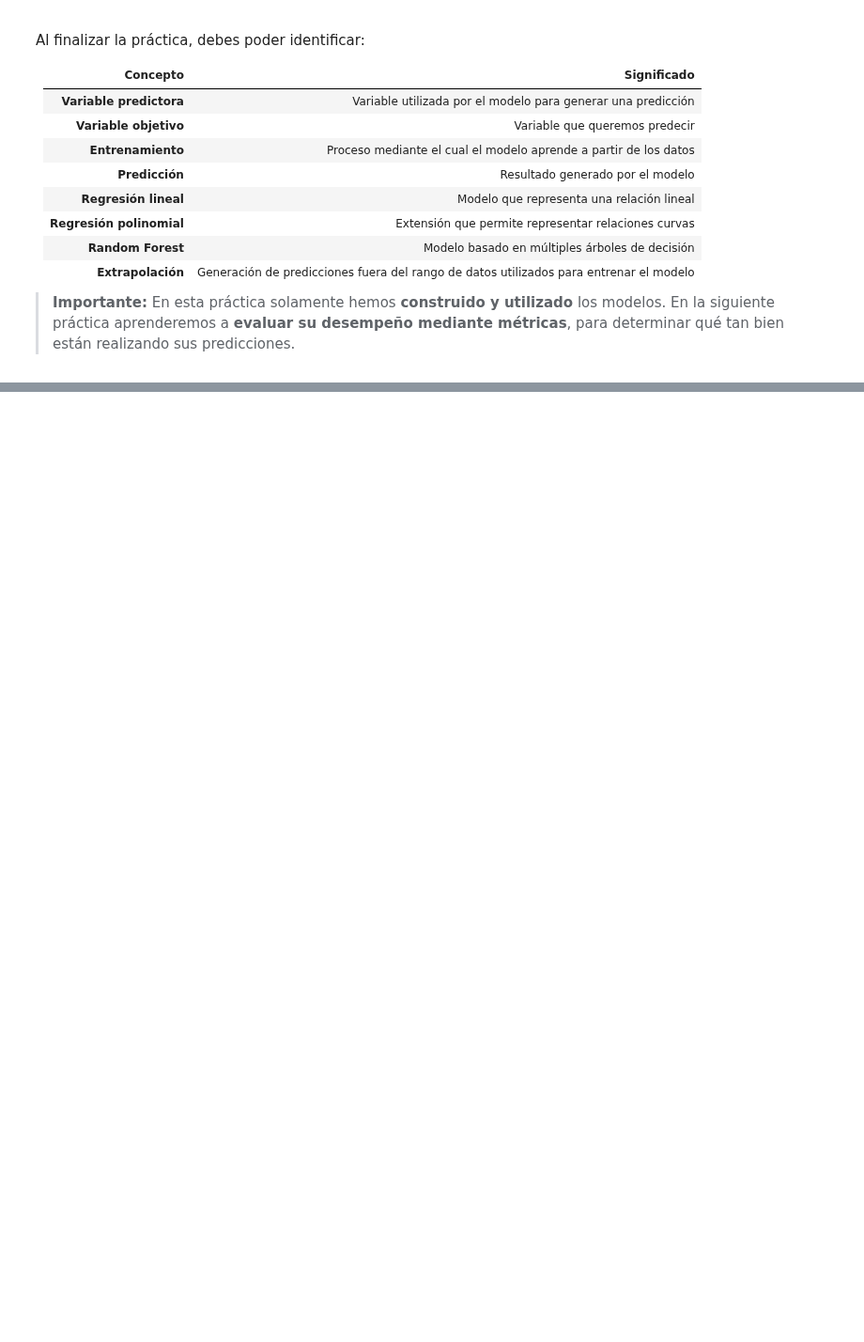
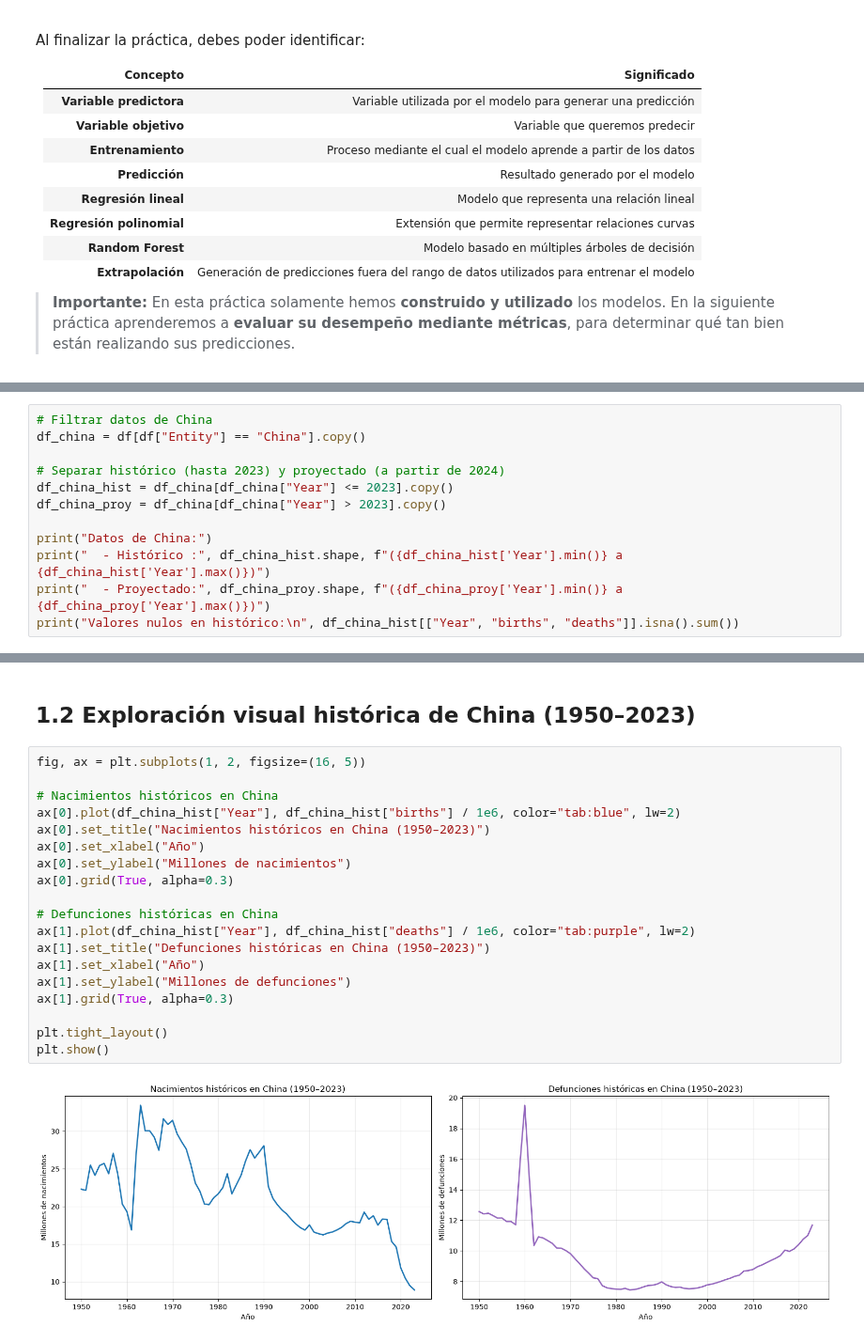
Before and after one commit to PIPIOLOVIC/BIG_DATA, a Jupyter notebook: U3_1_modelos_ml/notebook/U3_1_modelos_regresion_demografia.ipynb, the cells around one changed output, grey strips where cells are left out. Shown at 94% size. Drawn from its saved outputs; the diff is of its cells as text; blank space fills up the shorter version.

Commit message:
feat(U3_1): resolver ejercicios de extraccion China y Mexico 2000 con modelos ML

```diff
--- a/U3_1_modelos_ml/notebook/U3_1_modelos_regresion_demografia.ipynb
+++ b/U3_1_modelos_ml/notebook/U3_1_modelos_regresion_demografia.ipynb
@@ -1123,0 +1144,12 @@ Al finalizar la práctica, debes poder identificar:
+# %%
+# Filtrar datos de China
+df_china = df[df["Entity"] == "China"].copy()
+
+# Separar histórico (hasta 2023) y proyectado (a partir de 2024)
+df_china_hist = df_china[df_china["Year"] <= 2023].copy()
+df_china_proy = df_china[df_china["Year"] > 2023].copy()
+
+print("Datos de China:")
+print("  - Histórico :", df_china_hist.shape, f"({df_china_hist['Year'].min()} a {df_china_hist['Year'].max()})")
+print("  - Proyectado:", df_china_proy.shape, f"({df_china_proy['Year'].min()} a {df_china_proy['Year'].max()})")
+print("Valores nulos en histórico:\n", df_china_hist[["Year", "births", "deaths"]].isna().sum())
@@ -1123,0 +1165,23 @@ Al finalizar la práctica, debes poder identificar:
+# %% [markdown]
+## 1.2 Exploración visual histórica de China (1950–2023)
+# %%
+fig, ax = plt.subplots(1, 2, figsize=(16, 5))
+
+# Nacimientos históricos en China
+ax[0].plot(df_china_hist["Year"], df_china_hist["births"] / 1e6, color="tab:blue", lw=2)
+ax[0].set_title("Nacimientos históricos en China (1950–2023)")
+ax[0].set_xlabel("Año")
+ax[0].set_ylabel("Millones de nacimientos")
+ax[0].grid(True, alpha=0.3)
+
+# Defunciones históricas en China
+ax[1].plot(df_china_hist["Year"], df_china_hist["deaths"] / 1e6, color="tab:purple", lw=2)
+ax[1].set_title("Defunciones históricas en China (1950–2023)")
+ax[1].set_xlabel("Año")
+ax[1].set_ylabel("Millones de defunciones")
+ax[1].grid(True, alpha=0.3)
+
+plt.tight_layout()
+plt.show()
+# %% [output]
+[figure, added]
```
Also changed, not shown: parts of 38 cells of this notebook, 3 other files.
